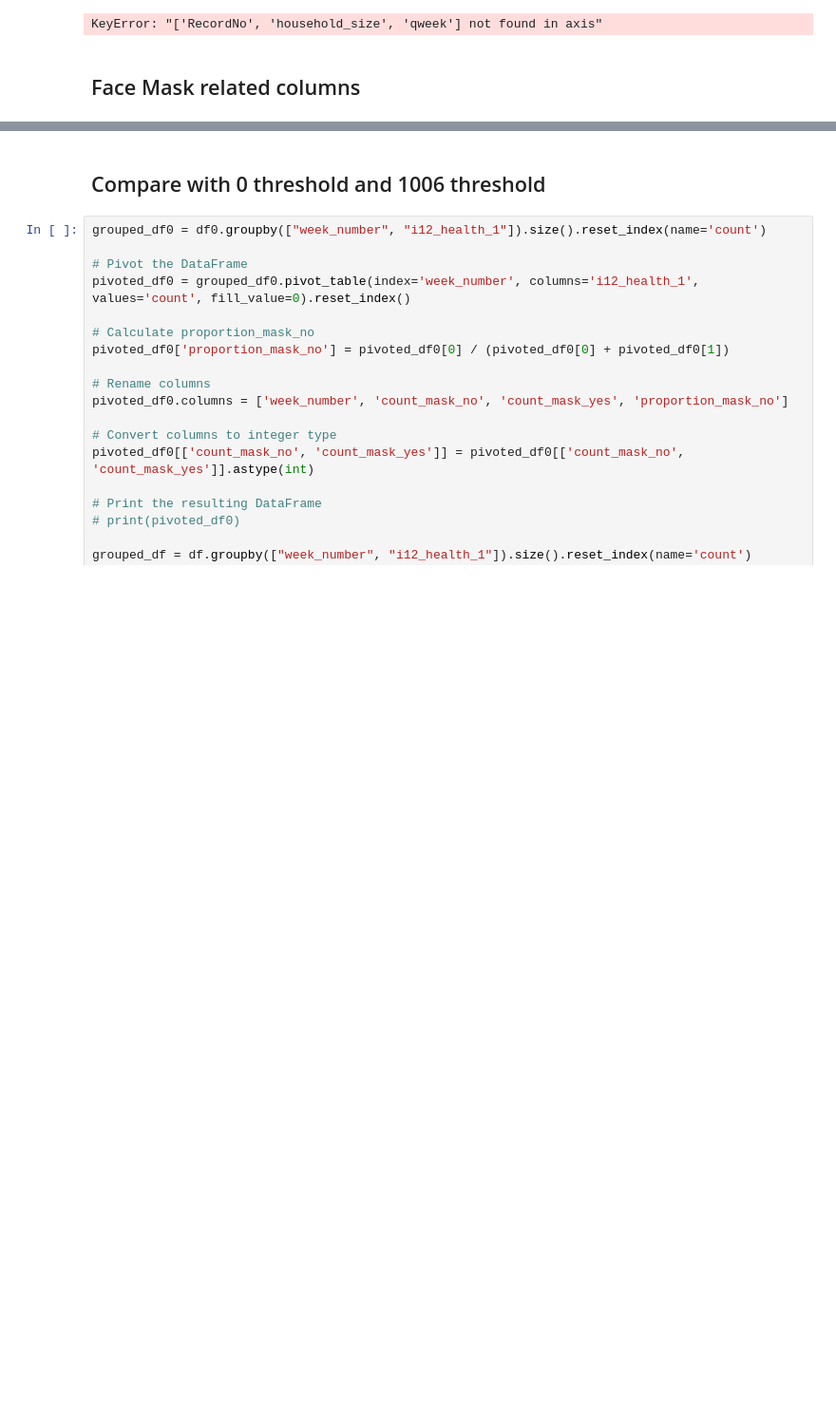
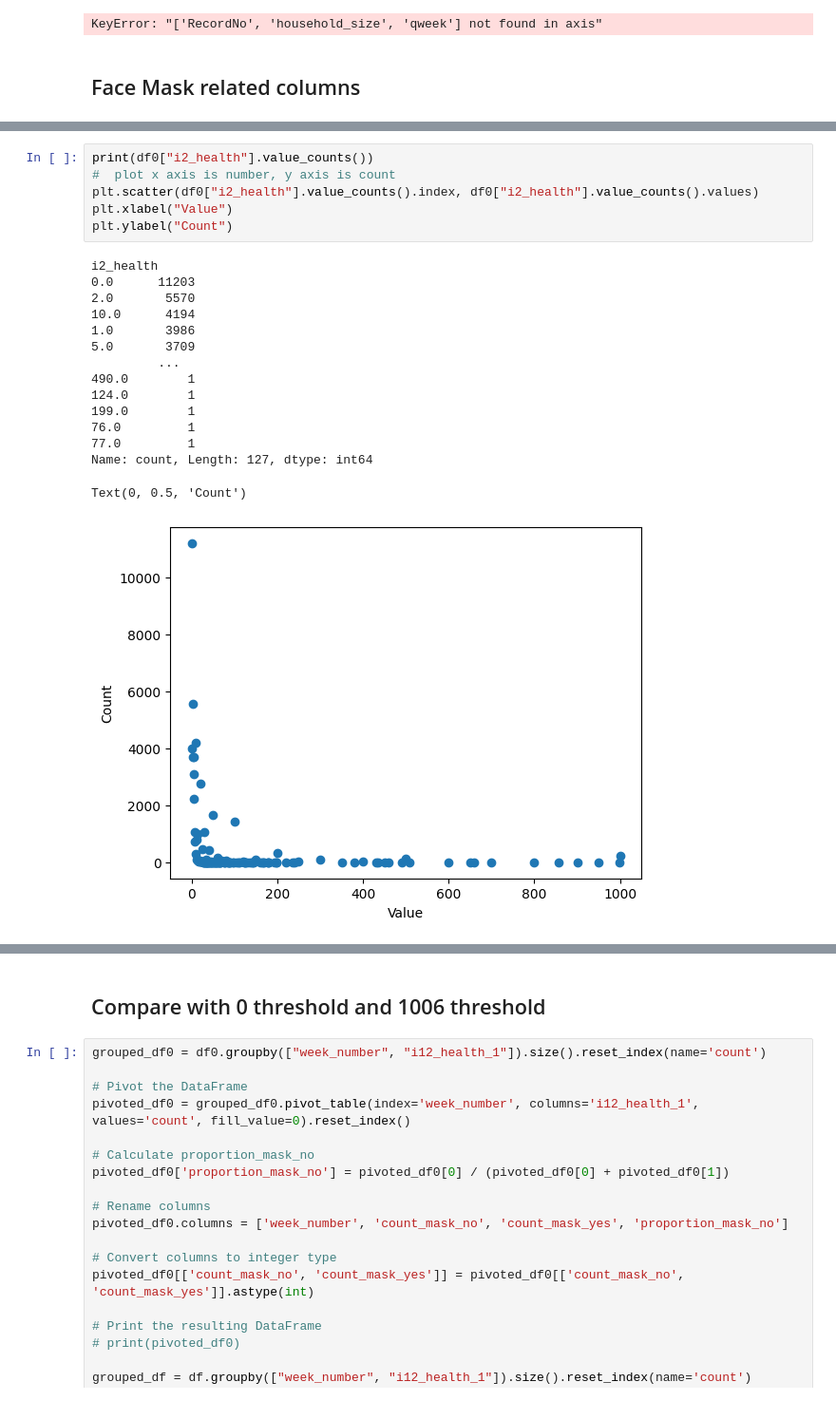
Before and after one commit to Matthew-Ryan1995/face_mask_predictors, a Jupyter notebook: help_function/explore_threshold.ipynb, the cells around one changed output, grey strips where cells are left out. Shown: that part at 95% size. Cells and saved outputs as stored; diff of their text form; blank space fills up the shorter version.

```diff
--- a/help_function/explore_threshold.ipynb
+++ b/help_function/explore_threshold.ipynb
@@ -686,0 +702,22 @@ print(df0[])
+# %%
+print(df0["i2_health"].value_counts())
+#  plot x axis is number, y axis is count
+plt.scatter(df0["i2_health"].value_counts().index, df0["i2_health"].value_counts().values)
+plt.xlabel("Value")
+plt.ylabel("Count")
+# %% [output]
+i2_health
+0.0      11203
+2.0       5570
+10.0      4194
+1.0       3986
+5.0       3709
+         ...
+490.0        1
+124.0        1
+199.0        1
+76.0         1
+77.0         1
+Name: count, Length: 127, dtype: int64
+Text(0, 0.5, 'Count')
+[figure, added]
```
Also changed, not shown: parts of 2 cells of this notebook, 2 other files.
